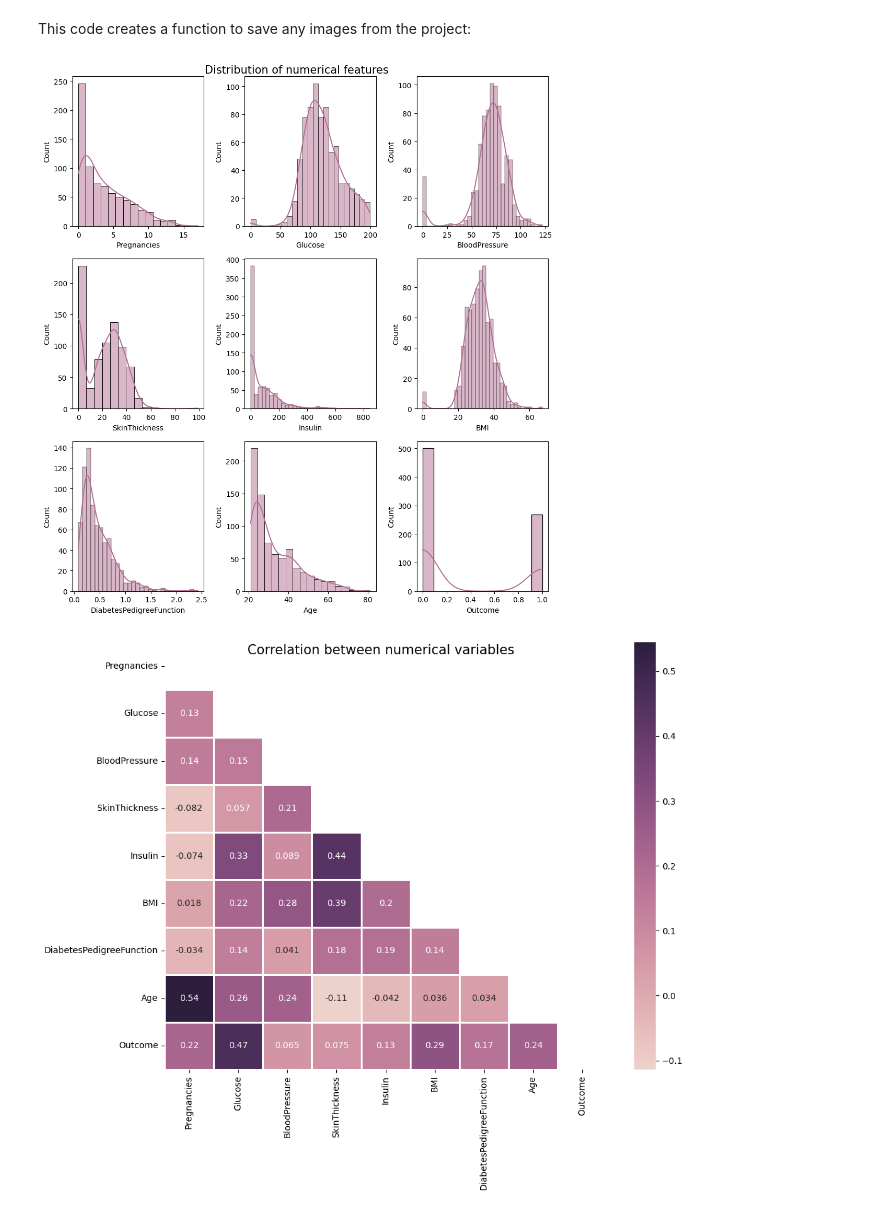
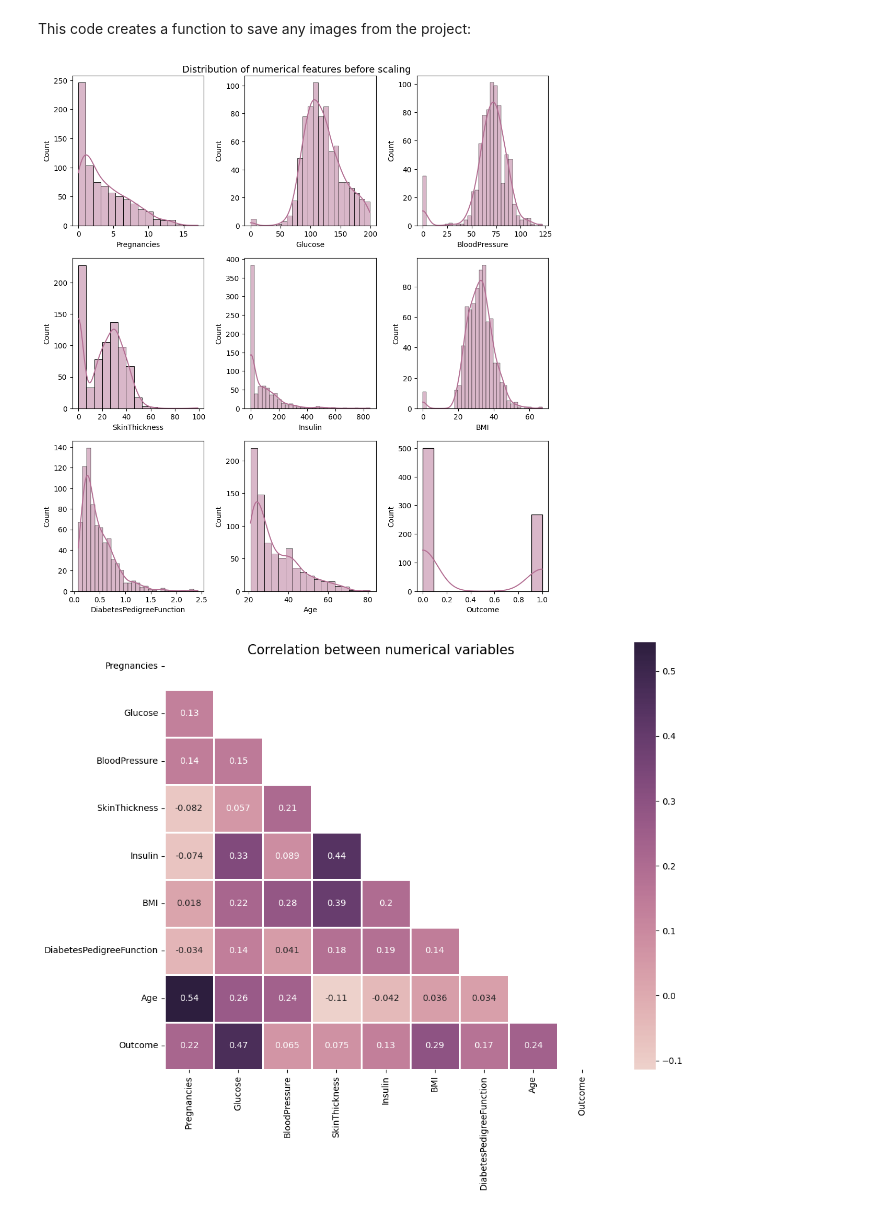
Before and after one commit to lauxpaux/diabetes_classification, a Jupyter notebook: diabetes_prediction-knn.ipynb, the cells around one changed output. Cells and saved outputs as stored; diff of their text form; code cells hidden in the pictures.

```diff
--- a/diabetes_prediction-knn.ipynb
+++ b/diabetes_prediction-knn.ipynb
@@ -117,22 +117,22 @@ def save_fig(fig_id, tight_layout=True, fig_extension="png", resolution=300):
 # %%
 %matplotlib inline
 import matplotlib.pyplot as plt
 
 cols = data.columns
 
 plt.figure(figsize=(10, 14))
-plt.suptitle('Distribution of numerical features', fontsize='15')
+plt.suptitle('Distribution of numerical features before scaling', fontsize='13')
 plt.subplots_adjust(top=0.93, wspace=1)
 
 
 for i in range(len(data.columns)):
     plt.subplot(4, 3, i+1)
     sns.histplot(x=data[cols[i]], kde=True, color='#B47094')
 
 save_fig('numeric_features_distplots')
 plt.show();
 # %% [output]
-[figure, old version]
+[figure, new version]
 # %%
 corr = data.corr()
 mask = np.triu(np.ones_like(corr, dtype=bool))
```
Also changed, not shown: parts of 31 cells of this notebook, 6 other files.
